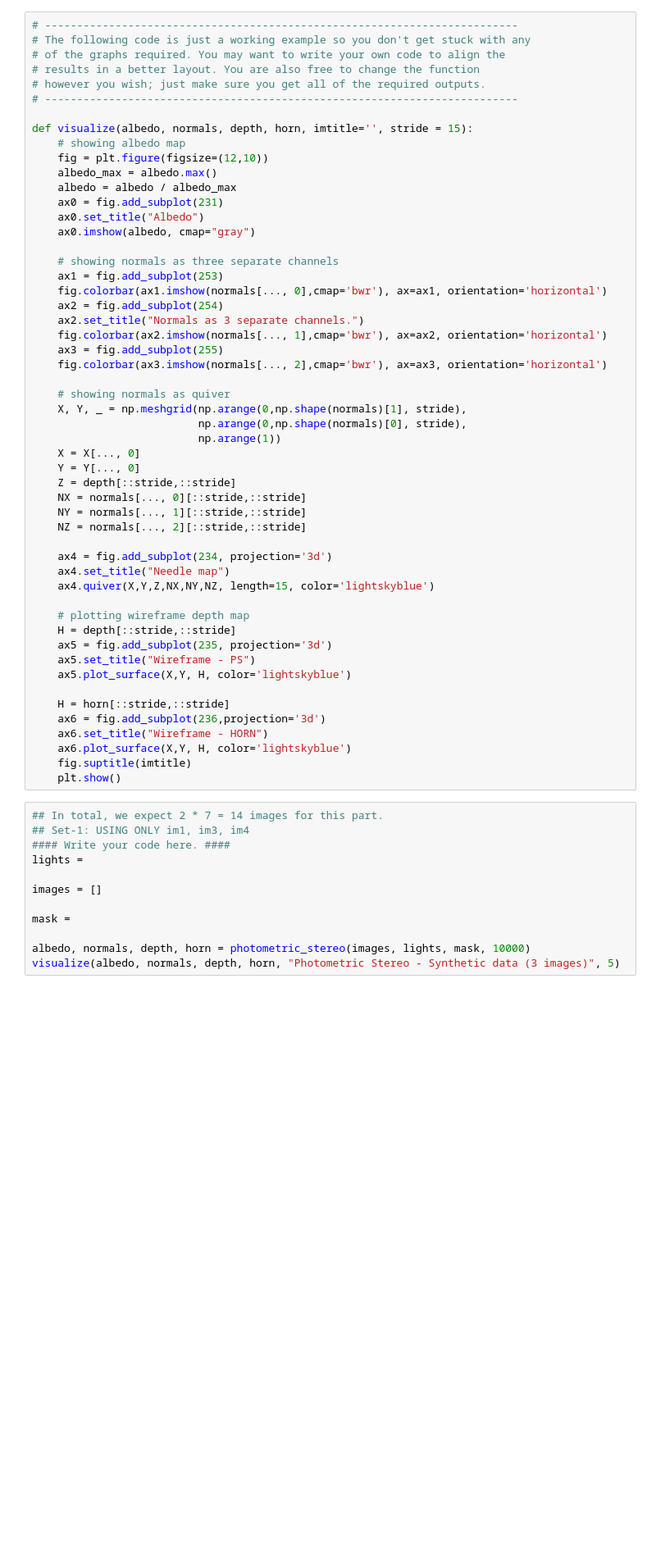
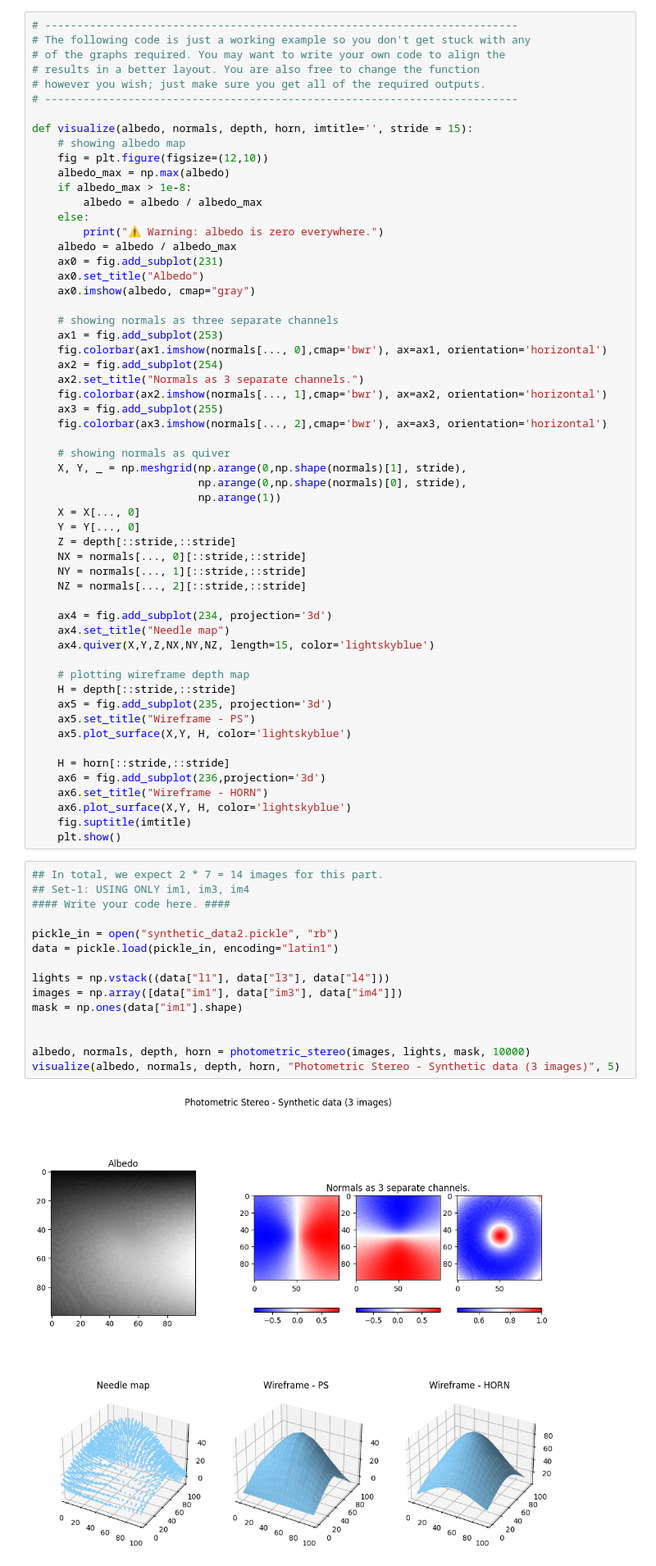
Before and after one commit to mahesmeh001/Computer-Vision, a Jupyter notebook: CSE252A_FA25_assignment_1/CSE252A_FA25_assignment_1.ipynb, the cells around one changed output. Shown at 82% size. Cells and saved outputs as stored; diff of their text form; blank space fills up the shorter version.

```diff
--- a/CSE252A_FA25_assignment_1/CSE252A_FA25_assignment_1.ipynb
+++ b/CSE252A_FA25_assignment_1/CSE252A_FA25_assignment_1.ipynb
@@ -828,7 +1000,11 @@ def photometric_stereo(images, lights, mask, horn_niter=25000):
 def visualize(albedo, normals, depth, horn, imtitle='', stride = 15):
     # showing albedo map
     fig = plt.figure(figsize=(12,10))
-    albedo_max = albedo.max()
+    albedo_max = np.max(albedo)
+    if albedo_max > 1e-8:
+        albedo = albedo / albedo_max
+    else:
+        print("⚠️ Warning: albedo is zero everywhere.")
     albedo = albedo / albedo_max
     ax0 = fig.add_subplot(231)
     ax0.set_title("Albedo")
@@ -873,12 +1049,17 @@ def visualize(albedo, normals, depth, horn, imtitle='', stride = 15):
 # %%
 ## In total, we expect 2 * 7 = 14 images for this part.
 ## Set-1: USING ONLY im1, im3, im4
 #### Write your code here. ####
-lights =
 
-images = []
+pickle_in = open("synthetic_data2.pickle", "rb")
+data = pickle.load(pickle_in, encoding="latin1")
 
-mask =
+lights = np.vstack((data["l1"], data["l3"], data["l4"]))
+images = np.array([data["im1"], data["im3"], data["im4"]])
+mask = np.ones(data["im1"].shape)
+
 
 albedo, normals, depth, horn = photometric_stereo(images, lights, mask, 10000)
 visualize(albedo, normals, depth, horn, "Photometric Stereo - Synthetic data (3 images)", 5)
+# %% [output]
+[figure, added]
```
Also changed, not shown: parts of 17 cells of this notebook.
